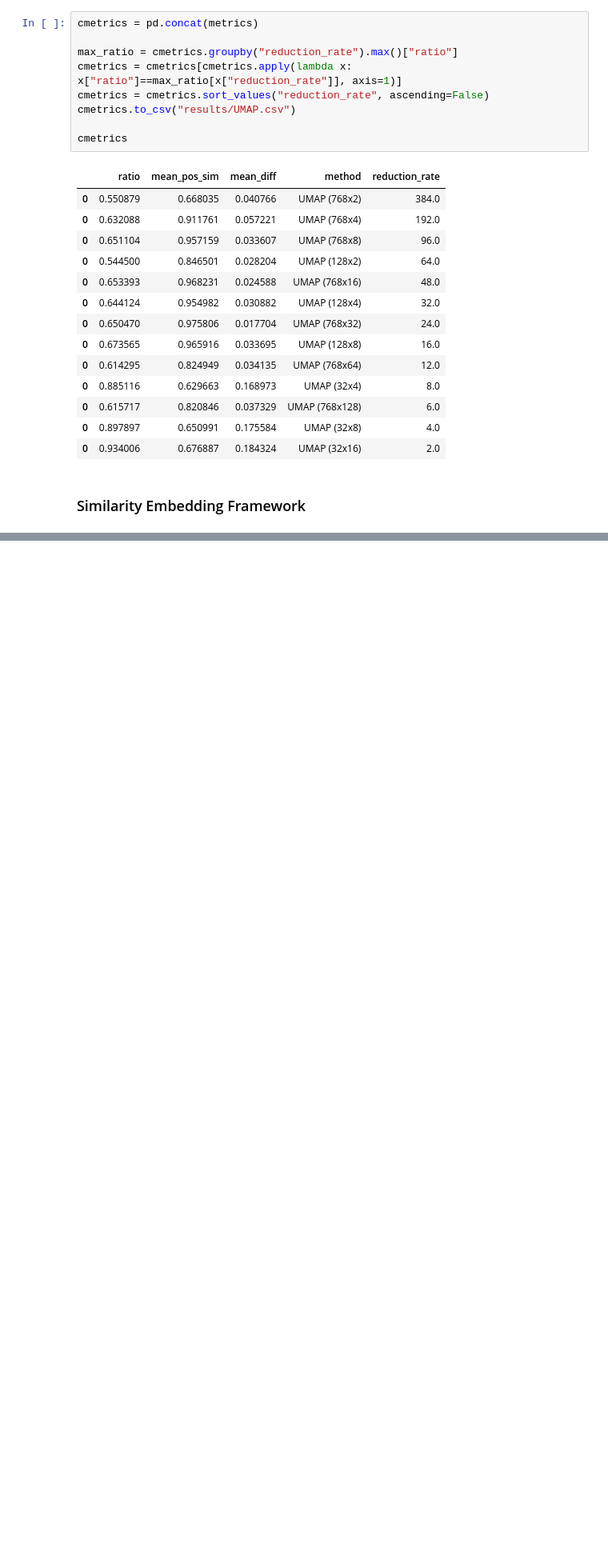
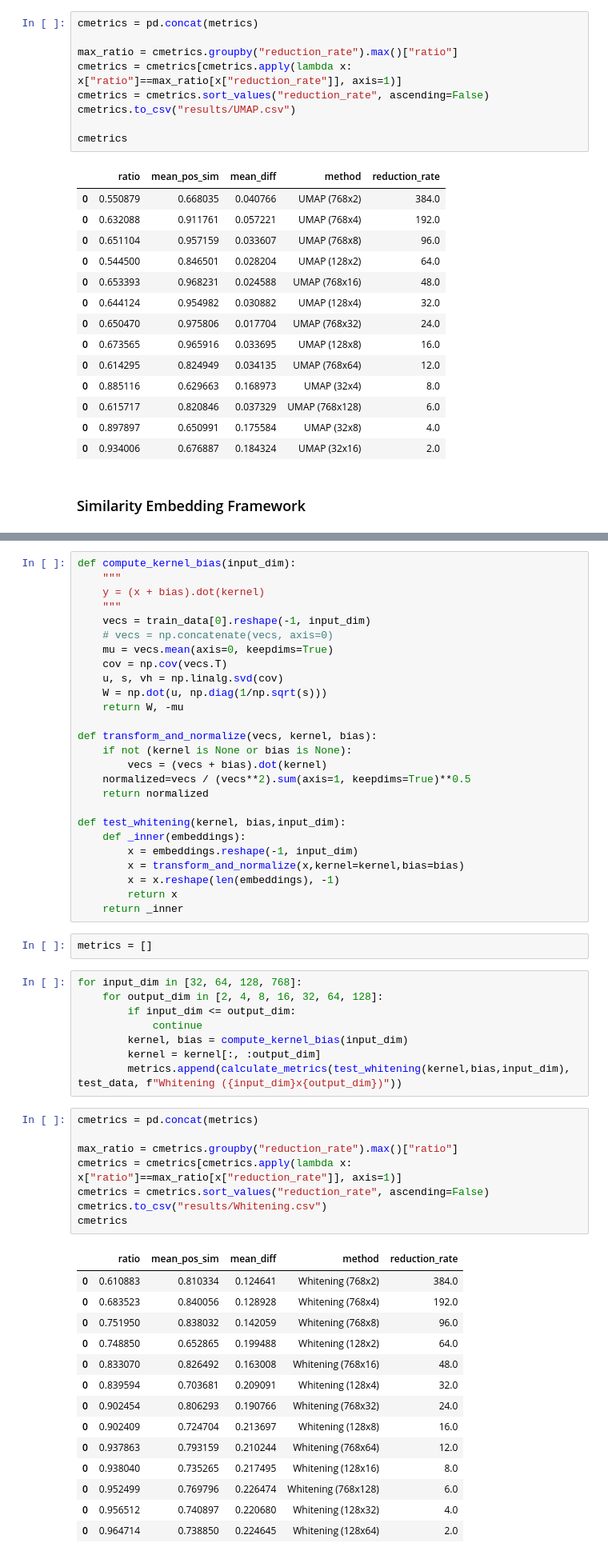
Before and after one commit to wwydmanski/cosine-dim-reduct, a Jupyter notebook: VectorCompression.ipynb, the cells around one changed output, grey strips where cells are left out. Shown: that part at 80% size. Cells and saved outputs as stored; diff of their text form; blank space fills up the shorter version.

Commit message:
Whitening results

```diff
--- a/VectorCompression.ipynb
+++ b/VectorCompression.ipynb
@@ -381,0 +385,59 @@ cmetrics
+# %%
+def compute_kernel_bias(input_dim):
+    """
+    y = (x + bias).dot(kernel)
+    """
+    vecs = train_data[0].reshape(-1, input_dim)
+    # vecs = np.concatenate(vecs, axis=0)
+    mu = vecs.mean(axis=0, keepdims=True)
+    cov = np.cov(vecs.T)
+    u, s, vh = np.linalg.svd(cov)
+    W = np.dot(u, np.diag(1/np.sqrt(s)))
+    return W, -mu
+
+def transform_and_normalize(vecs, kernel, bias):
+    if not (kernel is None or bias is None):
+        vecs = (vecs + bias).dot(kernel)
+    normalized=vecs / (vecs**2).sum(axis=1, keepdims=True)**0.5
+    return normalized
+
+def test_whitening(kernel, bias,input_dim):
+    def _inner(embeddings):
+        x = embeddings.reshape(-1, input_dim)
+        x = transform_and_normalize(x,kernel=kernel,bias=bias)
+        x = x.reshape(len(embeddings), -1)
+        return x
+    return _inner
+# %%
+metrics = []
+# %%
+for input_dim in [32, 64, 128, 768]:
+    for output_dim in [2, 4, 8, 16, 32, 64, 128]:
+        if input_dim <= output_dim:
+            continue
+        kernel, bias = compute_kernel_bias(input_dim)
+        kernel = kernel[:, :output_dim]
+        metrics.append(calculate_metrics(test_whitening(kernel,bias,input_dim), test_data, f"Whitening ({input_dim}x{output_dim})"))
+# %%
+cmetrics = pd.concat(metrics)
+
+max_ratio = cmetrics.groupby("reduction_rate").max()["ratio"]
+cmetrics = cmetrics[cmetrics.apply(lambda x: x["ratio"]==max_ratio[x["reduction_rate"]], axis=1)]
+cmetrics = cmetrics.sort_values("reduction_rate", ascending=False)
+cmetrics.to_csv("results/Whitening.csv")
+cmetrics
+# %% [output]
+|  | ratio | mean_pos_sim | mean_diff | method | reduction_rate |
+| 0 | 0.610883 | 0.810334 | 0.124641 | Whitening (768x2) | 384.0 |
+| 0 | 0.683523 | 0.840056 | 0.128928 | Whitening (768x4) | 192.0 |
+| 0 | 0.751950 | 0.838032 | 0.142059 | Whitening (768x8) | 96.0 |
+| 0 | 0.748850 | 0.652865 | 0.199488 | Whitening (128x2) | 64.0 |
+| 0 | 0.833070 | 0.826492 | 0.163008 | Whitening (768x16) | 48.0 |
+| 0 | 0.839594 | 0.703681 | 0.209091 | Whitening (128x4) | 32.0 |
+| 0 | 0.902454 | 0.806293 | 0.190766 | Whitening (768x32) | 24.0 |
+| 0 | 0.902409 | 0.724704 | 0.213697 | Whitening (128x8) | 16.0 |
+| 0 | 0.937863 | 0.793159 | 0.210244 | Whitening (768x64) | 12.0 |
+| 0 | 0.938040 | 0.735265 | 0.217495 | Whitening (128x16) | 8.0 |
+| 0 | 0.952499 | 0.769796 | 0.226474 | Whitening (768x128) | 6.0 |
+| 0 | 0.956512 | 0.740897 | 0.220680 | Whitening (128x32) | 4.0 |
+| 0 | 0.964714 | 0.738850 | 0.224645 | Whitening (128x64) | 2.0 |
```
Also changed, not shown: parts of 1 cell of this notebook, 1 other file.
